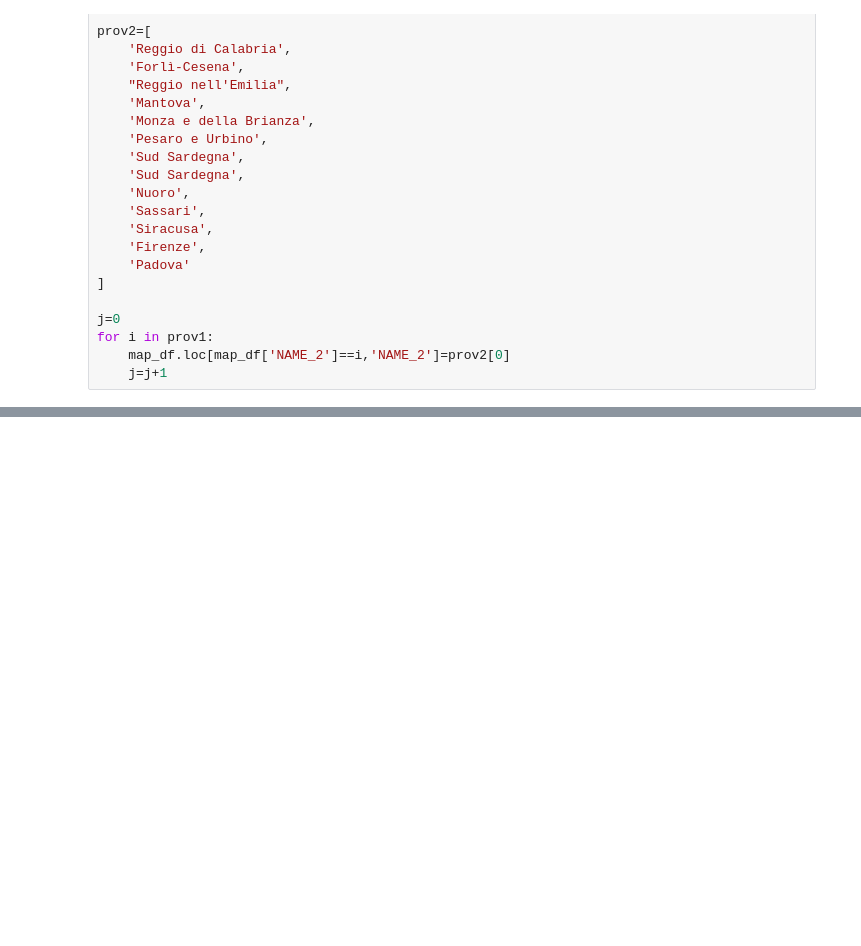
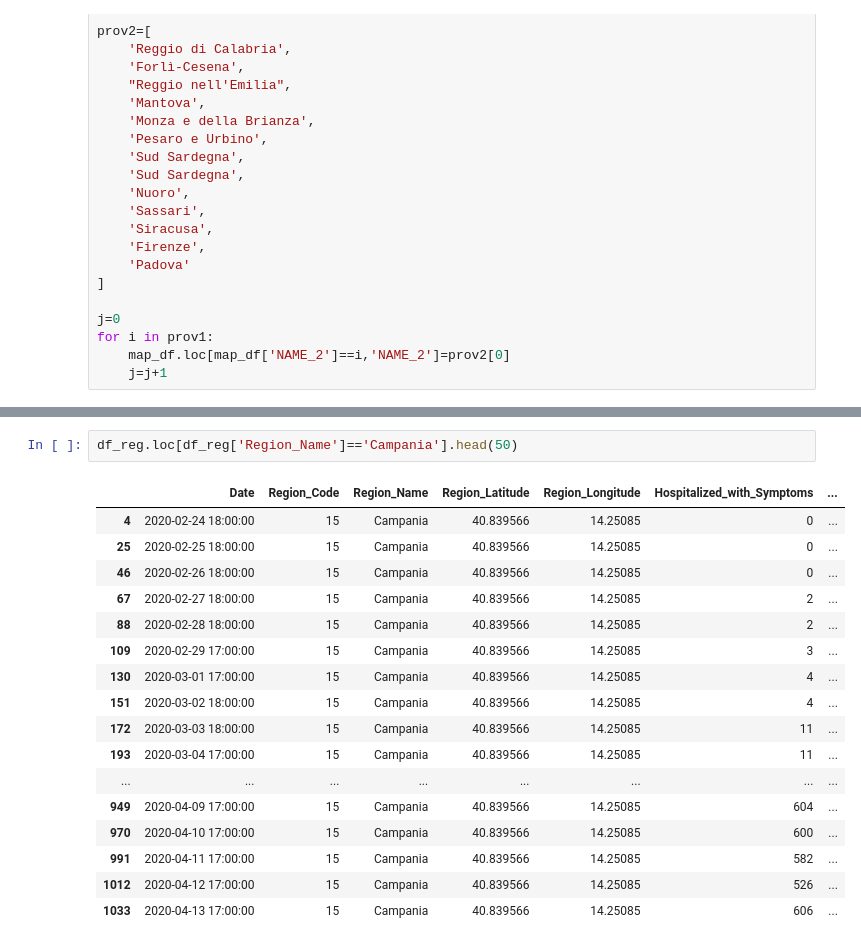
Before and after one commit to ahmadhanif99/COVID-19-Italia, a Jupyter notebook: Notebook COVID-19 Spread analysis.ipynb, the cells around one changed output, grey strips where cells are left out. Drawn from its saved outputs; the diff is of its cells as text; blank space fills up the shorter version.

```diff
--- a/Notebook COVID-19 Spread analysis.ipynb
+++ b/Notebook COVID-19 Spread analysis.ipynb
@@ -453,0 +408,20 @@ import numpy as np
+# %%
+df_reg.loc[df_reg['Region_Name']=='Campania'].head(50)
+# %% [output]
+|  | Date | Region_Code | Region_Name | Region_Latitude | Region_Longitude | Hospitalized_with_Symptoms | ... |
+| 4 | 2020-02-24 18:00:00 | 15 | Campania | 40.839566 | 14.25085 | 0 | ... |
+| 25 | 2020-02-25 18:00:00 | 15 | Campania | 40.839566 | 14.25085 | 0 | ... |
+| 46 | 2020-02-26 18:00:00 | 15 | Campania | 40.839566 | 14.25085 | 0 | ... |
+| 67 | 2020-02-27 18:00:00 | 15 | Campania | 40.839566 | 14.25085 | 2 | ... |
+| 88 | 2020-02-28 18:00:00 | 15 | Campania | 40.839566 | 14.25085 | 2 | ... |
+| 109 | 2020-02-29 17:00:00 | 15 | Campania | 40.839566 | 14.25085 | 3 | ... |
+| 130 | 2020-03-01 17:00:00 | 15 | Campania | 40.839566 | 14.25085 | 4 | ... |
+| 151 | 2020-03-02 18:00:00 | 15 | Campania | 40.839566 | 14.25085 | 4 | ... |
+| 172 | 2020-03-03 18:00:00 | 15 | Campania | 40.839566 | 14.25085 | 11 | ... |
+| 193 | 2020-03-04 17:00:00 | 15 | Campania | 40.839566 | 14.25085 | 11 | ... |
+| ... | ... | ... | ... | ... | ... | ... | ... |
+| 949 | 2020-04-09 17:00:00 | 15 | Campania | 40.839566 | 14.25085 | 604 | ... |
+| 970 | 2020-04-10 17:00:00 | 15 | Campania | 40.839566 | 14.25085 | 600 | ... |
+| 991 | 2020-04-11 17:00:00 | 15 | Campania | 40.839566 | 14.25085 | 582 | ... |
+| 1012 | 2020-04-12 17:00:00 | 15 | Campania | 40.839566 | 14.25085 | 526 | ... |
+| 1033 | 2020-04-13 17:00:00 | 15 | Campania | 40.839566 | 14.25085 | 606 | ... |
```
Also changed, not shown: parts of 24 cells of this notebook, 6 other files.
